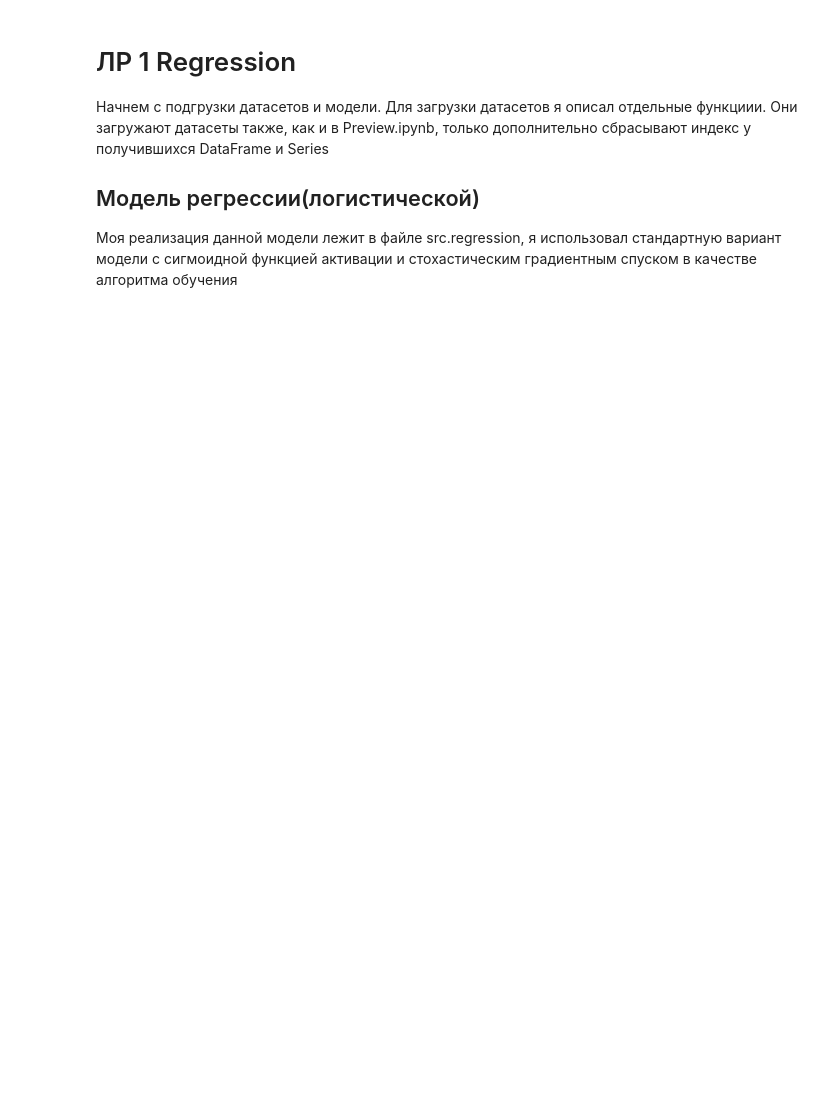
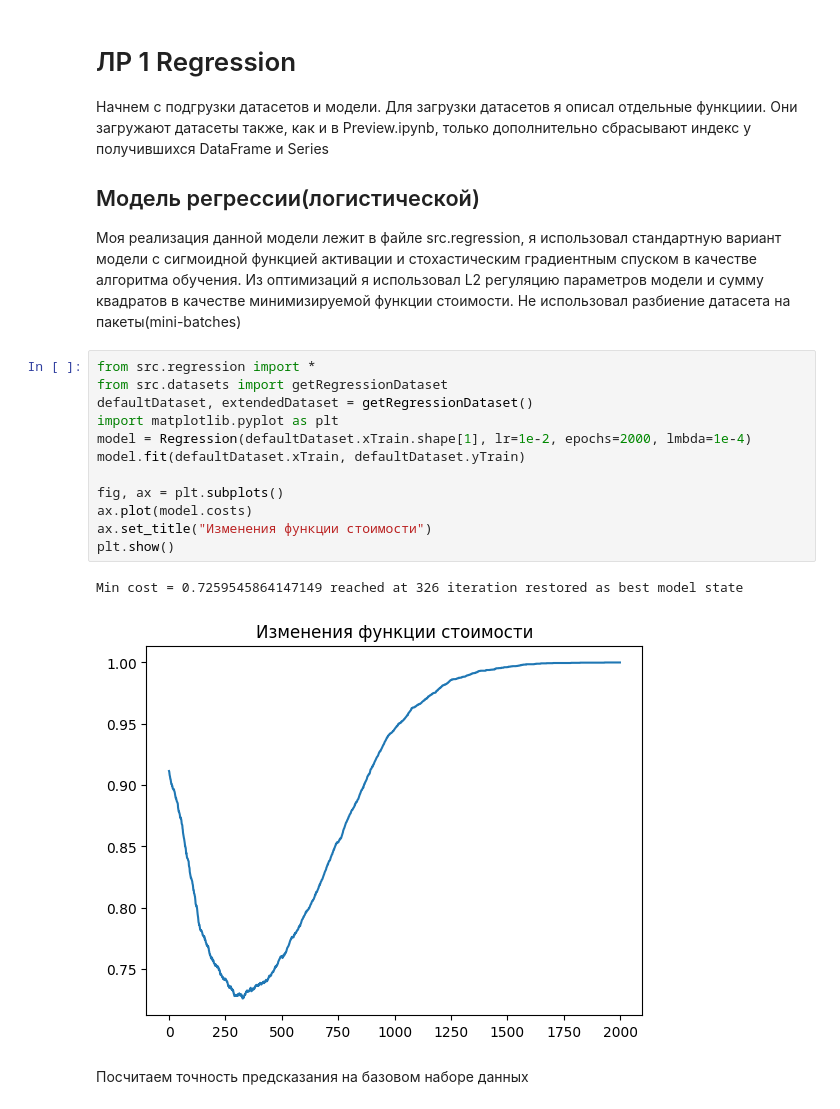
Before and after one commit to Timur-ux/AIFrameworks, a Jupyter notebook: Lab2(Regression).ipynb, the cells around one changed output. Saved outputs shown, nothing was run; the diff lists cells and outputs as text; blank space fills up the shorter version.

```diff
--- a/Lab2(Regression).ipynb
+++ b/Lab2(Regression).ipynb
@@ -6,4 +6,21 @@
 
 ## Модель регрессии(логистической)
 
-Моя реализация данной модели лежит в файле src.regression, я использовал стандартную вариант модели с сигмоидной функцией активации и стохастическим градиентным спуском в качестве алгоритма обучения
+Моя реализация данной модели лежит в файле src.regression, я использовал стандартную вариант модели с сигмоидной функцией активации и стохастическим градиентным спуском в качестве алгоритма обучения. Из оптимизаций я использовал L2 регуляцию параметров модели и сумму квадратов  в качестве минимизируемой функции стоимости. Не использовал разбиение датасета на пакеты(mini-batches)
+# %%
+from src.regression import *
+from src.datasets import getRegressionDataset
+defaultDataset, extendedDataset = getRegressionDataset()
+import matplotlib.pyplot as plt
+model = Regression(defaultDataset.xTrain.shape[1], lr=1e-2, epochs=2000, lmbda=1e-4)
+model.fit(defaultDataset.xTrain, defaultDataset.yTrain)
+
+fig, ax = plt.subplots()
+ax.plot(model.costs)
+ax.set_title("Изменения функции стоимости")
+plt.show()
+# %% [output]
+Min cost = 0.7259545864147149 reached at 326 iteration restored as best model state
+[figure, added]
+# %% [markdown]
+Посчитаем точность предсказания на базовом наборе данных
```
Also changed, not shown: parts of 4 cells of this notebook, 11 other files.
